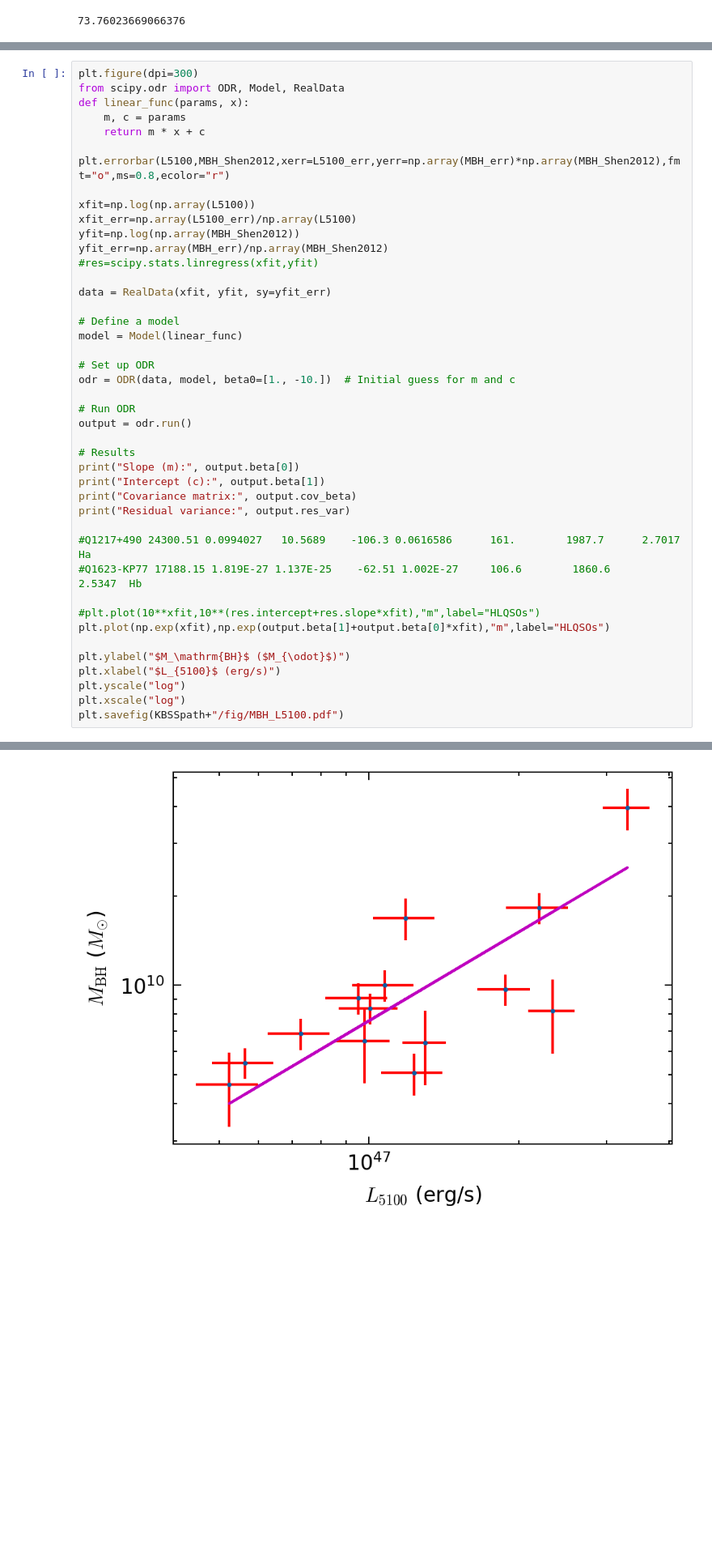
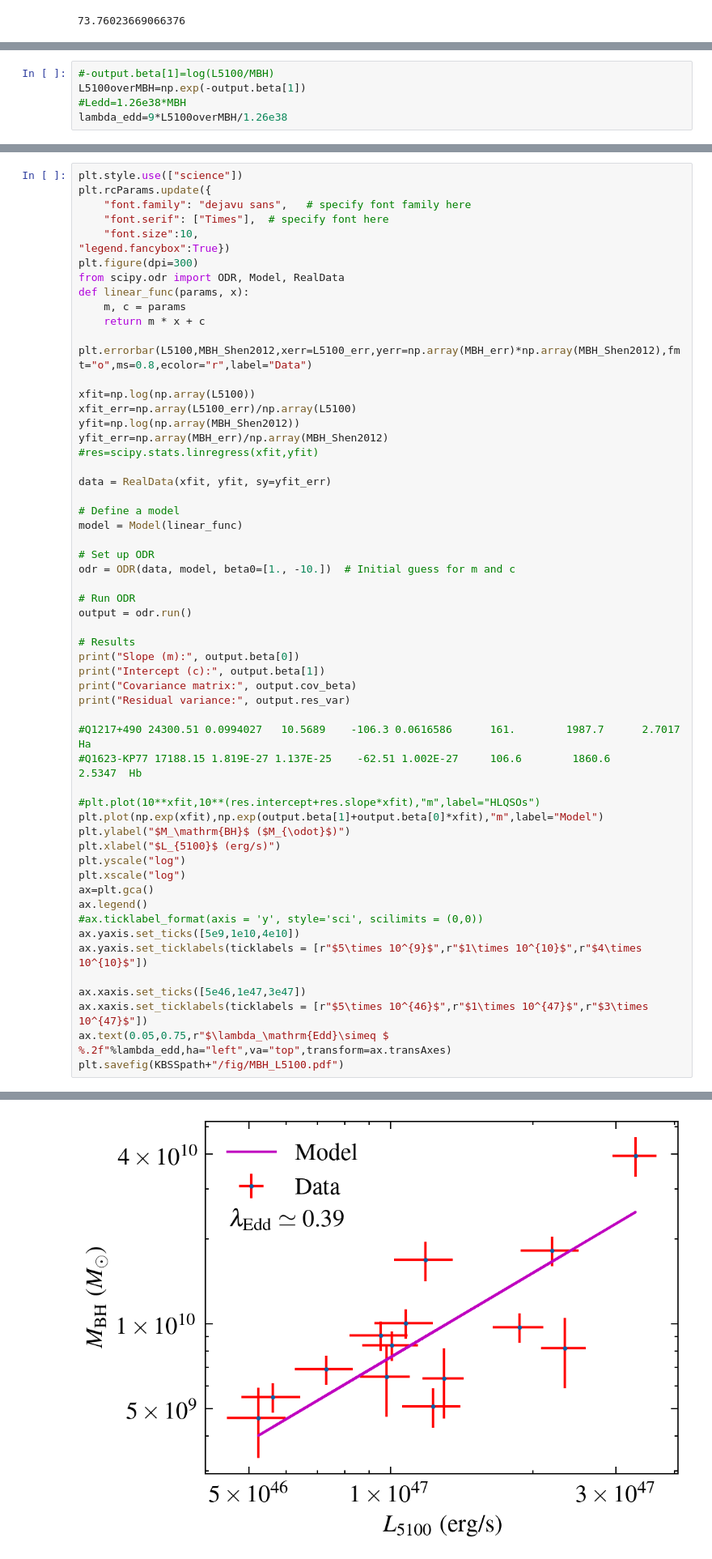
Before and after one commit to yuanzeding/KBSS_DataAnalysis, a Jupyter notebook: correlation.ipynb, the cells around one changed output, grey strips where cells are left out. Shown at 81% size. Cells and saved outputs as stored; diff of their text form; blank space fills up the shorter version.

```diff
--- a/correlation.ipynb
+++ b/correlation.ipynb
@@ -1961,3 +2032,8 @@ np.array(MBH_Shen2012),np.array(MBH_err)*np.array(MBH_Shen2012)
         1.20349476e+09, 8.12067020e+08, 1.81783657e+09, 1.16456233e+09,
         6.31652448e+09, 2.18485484e+09, 1.29793658e+09, 2.29272717e+09,
         8.25622580e+08, 1.08964799e+09]))
+# %%
+#-output.beta[1]=log(L5100/MBH)
+L5100overMBH=np.exp(-output.beta[1])
+#Ledd=1.26e38*MBH
+lambda_edd=9*L5100overMBH/1.26e38
@@ -1964,11 +2044,17 @@ np.array(MBH_Shen2012),np.array(MBH_err)*np.array(MBH_Shen2012)
 # %%
+plt.style.use(["science"])
+plt.rcParams.update({
+    "font.family": "dejavu sans",   # specify font family here
+    "font.serif": ["Times"],  # specify font here
+    "font.size":10,
+"legend.fancybox":True})
 plt.figure(dpi=300)
 from scipy.odr import ODR, Model, RealData
 def linear_func(params, x):
     m, c = params
     return m * x + c
 
-plt.errorbar(L5100,MBH_Shen2012,xerr=L5100_err,yerr=np.array(MBH_err)*np.array(MBH_Shen2012),fmt="o",ms=0.8,ecolor="r")
+plt.errorbar(L5100,MBH_Shen2012,xerr=L5100_err,yerr=np.array(MBH_err)*np.array(MBH_Shen2012),fmt="o",ms=0.8,ecolor="r",label="Data")
 
 xfit=np.log(np.array(L5100))
 xfit_err=np.array(L5100_err)/np.array(L5100)
@@ -1981,36 +2067,44 @@ data = RealData(xfit, yfit, sy=yfit_err)
 # Define a model
 model = Model(linear_func)
 
 # Set up ODR
 odr = ODR(data, model, beta0=[1., -10.])  # Initial guess for m and c
 
 # Run ODR
 output = odr.run()
 
 # Results
 print("Slope (m):", output.beta[0])
 print("Intercept (c):", output.beta[1])
 print("Covariance matrix:", output.cov_beta)
 print("Residual variance:", output.res_var)
 
 #Q1217+490 24300.51 0.0994027   10.5689    -106.3 0.0616586      161.        1987.7      2.7017   Ha
 #Q1623-KP77 17188.15 1.819E-27 1.137E-25    -62.51 1.002E-27     106.6        1860.6      2.5347  Hb
 
 #plt.plot(10**xfit,10**(res.intercept+res.slope*xfit),"m",label="HLQSOs")
-plt.plot(np.exp(xfit),np.exp(output.beta[1]+output.beta[0]*xfit),"m",label="HLQSOs")
-
+plt.plot(np.exp(xfit),np.exp(output.beta[1]+output.beta[0]*xfit),"m",label="Model")
 plt.ylabel("$M_\mathrm{BH}$ ($M_{\odot}$)")
 plt.xlabel("$L_{5100}$ (erg/s)")
 plt.yscale("log")
 plt.xscale("log")
+ax=plt.gca()
+ax.legend()
+#ax.ticklabel_format(axis = 'y', style='sci', scilimits = (0,0))
+ax.yaxis.set_ticks([5e9,1e10,4e10])
+ax.yaxis.set_ticklabels(ticklabels = [r"$5\times 10^{9}$",r"$1\times 10^{10}$",r"$4\times 10^{10}$"])
+
+ax.xaxis.set_ticks([5e46,1e47,3e47])
+ax.xaxis.set_ticklabels(ticklabels = [r"$5\times 10^{46}$",r"$1\times 10^{47}$",r"$3\times 10^{47}$"])
+ax.text(0.05,0.75,r"$\lambda_\mathrm{Edd}\simeq $ %.2f"%lambda_edd,ha="left",va="top",transform=ax.transAxes)
 plt.savefig(KBSSpath+"/fig/MBH_L5100.pdf")
 # %% [output]
 Slope (m): 0.9919112497073929
 Intercept (c): -84.59436977302543
 Covariance matrix: [[ 2.19395901e-01 -2.37833805e+01]
  [-2.37833805e+01  2.57828246e+03]]
 Residual variance: 0.18254627620251473
-[figure, old version]
+[figure, new version]
 # %%
 res
 # %% [output]
```
Also changed, not shown: parts of 14 cells of this notebook, 46 other files.
